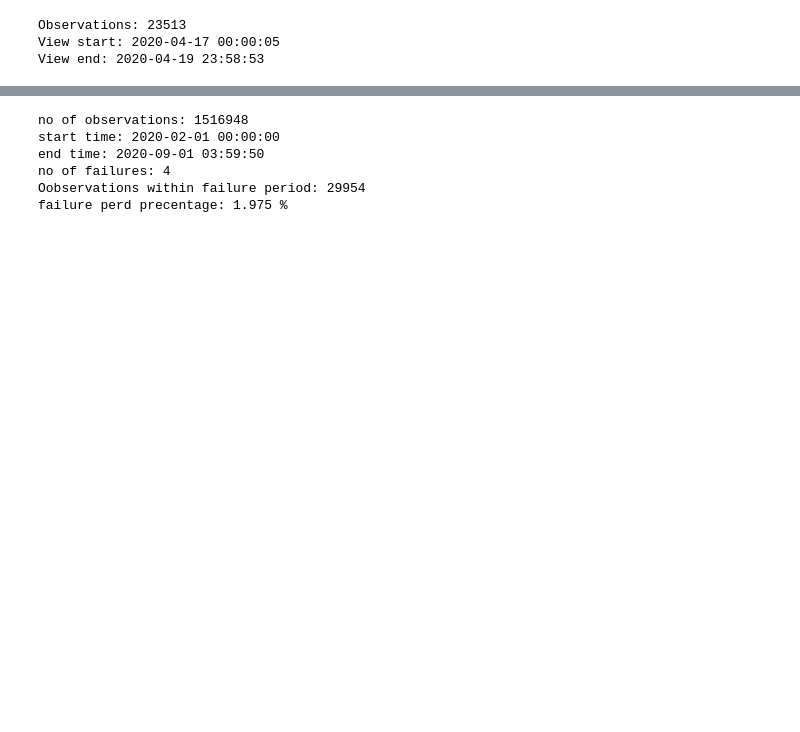
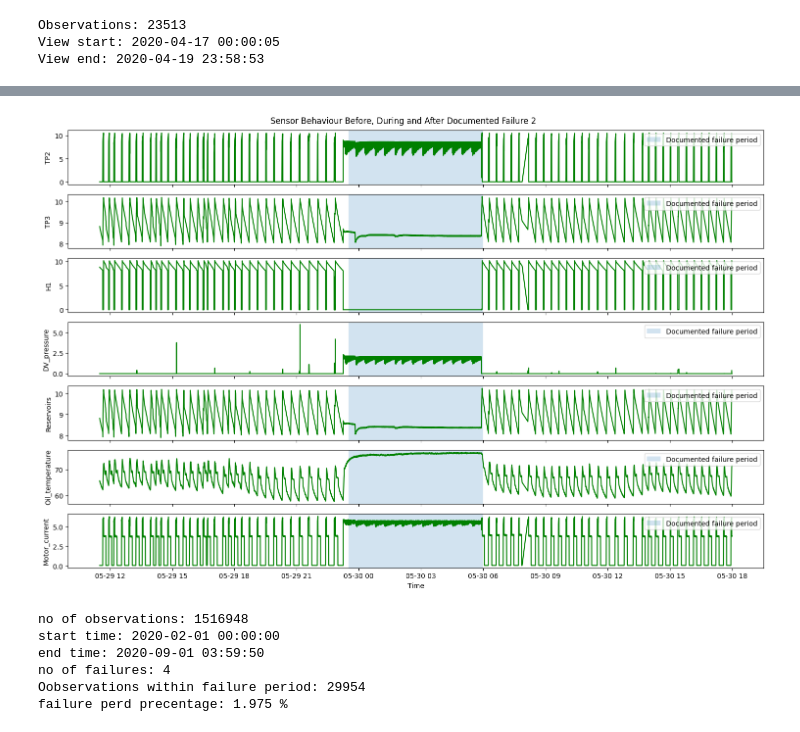
Before and after one commit to shashikawka/268452H-CS5998-Capstone-Project, a Jupyter notebook: 01_data_understanding_and_eda.ipynb, the cells around one changed output, grey strips where cells are left out. Cells and saved outputs as stored; diff of their text form; code cells hidden in the pictures; blank space fills up the shorter version.

```diff
--- a/01_data_understanding_and_eda.ipynb
+++ b/01_data_understanding_and_eda.ipynb
@@ -409,0 +574,14 @@ plt.show()
+# %%
+failure_start_2 = pd.to_datetime('2020-05-29 23:30:00')
+failure_end_2   = pd.to_datetime('2020-05-30 06:00:00')
+view_start_2 = failure_start_2 - pd.Timedelta(days=0.5)
+view_end_2   = failure_end_2 + pd.Timedelta(days=0.5)
+
+failure_view_2 = df[
+    (df['timestamp'] >= view_start_2) &
+    (df['timestamp'] <= view_end_2)
+].copy()
+
+print("Observations:", len(failure_view_2))
+print("View start:", failure_view_2['timestamp'].min())
+print("View end:", failure_view_2['timestamp'].max())
@@ -410,3 +592,55 @@ plt.show()
+# %%
+sensors_to_plot_2 = [
+    'TP2',
+    'TP3',
+    'H1',
+    'DV_pressure',
+    'Reservoirs',
+    'Oil_temperature',
+    'Motor_current'
+]
+
+fig, axes = plt.subplots(
+    len(sensors_to_plot_2),
+    1,
+    figsize=(15, 10),
+    sharex=True
+)
+
+for ax, sensor in zip(axes, sensors_to_plot_2):
+
+    ax.plot(
+        failure_view_2['timestamp'],
+        failure_view_2[sensor],
+        color='green'
+    )
+
+   #highlight failure period
+    ax.axvspan(
+        failure_start_2,
+        failure_end_2,
+        alpha=0.2,
+        label='Documented failure period'
+    )
+
+    ax.set_ylabel(sensor)
+    ax.legend(loc='upper right')
+
+axes[-1].set_xlabel('Time')
+
+plt.suptitle(
+    'Sensor Behaviour Before, During and After Documented Failure 2'
+)
+
+plt.tight_layout()
+plt.savefig(
+    '/content/drive/MyDrive/CAPSTONE_PROJECT/01_eda/sensor_behavior_before_during_after_2nd_documented_failure.png',
+    dpi=300,
+    bbox_inches='tight'
+)
+plt.show()
+# %% [output]
+[figure, added]
 # %%
 print("no of observations:", len(df))
 print("start time:", df['timestamp'].min())
```
Also changed, not shown: parts of 22 cells of this notebook.
